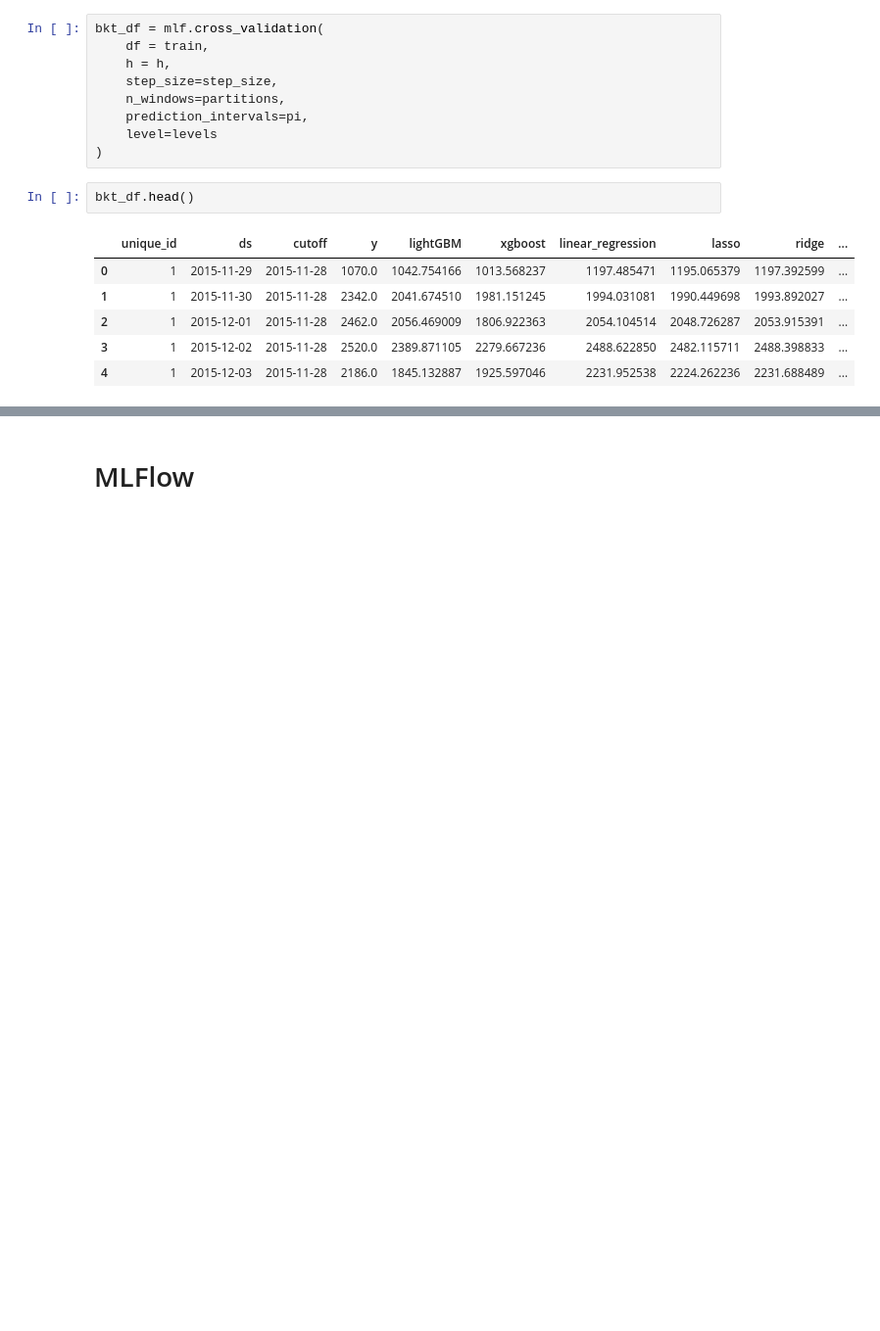
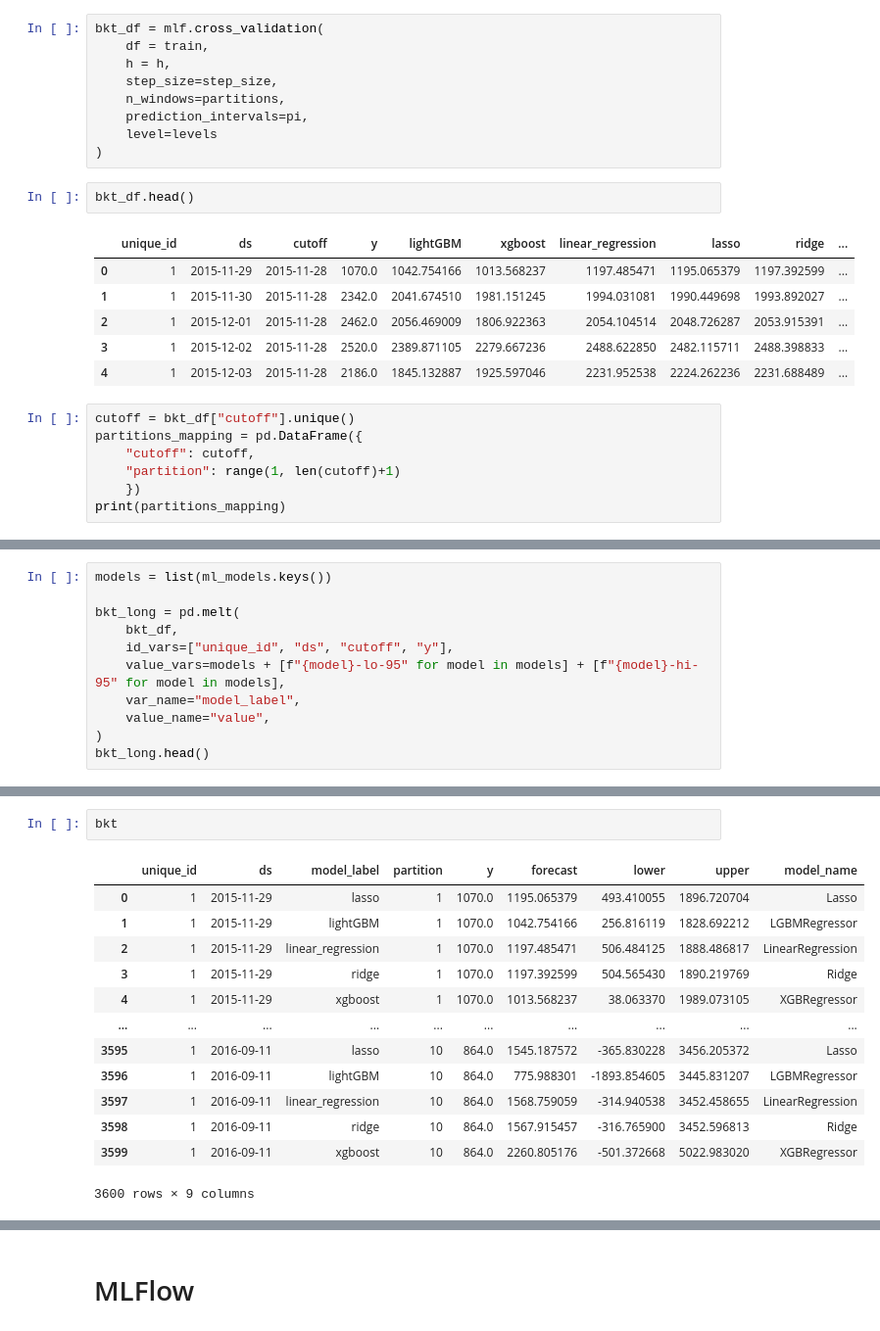
Before and after one commit to aizhanmaksatbek/forecasting_service, a Jupyter notebook: experiment/experiment.ipynb, the cells around one changed output, grey strips where cells are left out. Shown at 98% size. Cells and saved outputs as stored; diff of their text form; blank space fills up the shorter version.

```diff
--- a/experiment/experiment.ipynb
+++ b/experiment/experiment.ipynb
@@ -118,3 +118,10 @@ bkt_df.head()
 | 2 | 1 | 2015-12-01 | 2015-11-28 | 2462.0 | 2056.469009 | 1806.922363 | 2054.104514 | 2048.726287 | 2053.915391 | ... |
 | 3 | 1 | 2015-12-02 | 2015-11-28 | 2520.0 | 2389.871105 | 2279.667236 | 2488.622850 | 2482.115711 | 2488.398833 | ... |
 | 4 | 1 | 2015-12-03 | 2015-11-28 | 2186.0 | 1845.132887 | 1925.597046 | 2231.952538 | 2224.262236 | 2231.688489 | ... |
+# %%
+cutoff = bkt_df["cutoff"].unique()
+partitions_mapping = pd.DataFrame({
+    "cutoff": cutoff,
+    "partition": range(1, len(cutoff)+1)
+    })
+print(partitions_mapping)
@@ -120,0 +153,11 @@ bkt_df.head()
+# %%
+models = list(ml_models.keys())
+
+bkt_long = pd.melt(
+    bkt_df,
+    id_vars=["unique_id", "ds", "cutoff", "y"],
+    value_vars=models + [f"{model}-lo-95" for model in models] + [f"{model}-hi-95" for model in models],
+    var_name="model_label",
+    value_name="value",
+)
+bkt_long.head()
@@ -120,0 +190,16 @@ bkt_df.head()
+# %%
+bkt
+# %% [output]
+|  | unique_id | ds | model_label | partition | y | forecast | lower | upper | model_name |
+| 0 | 1 | 2015-11-29 | lasso | 1 | 1070.0 | 1195.065379 | 493.410055 | 1896.720704 | Lasso |
+| 1 | 1 | 2015-11-29 | lightGBM | 1 | 1070.0 | 1042.754166 | 256.816119 | 1828.692212 | LGBMRegressor |
+| 2 | 1 | 2015-11-29 | linear_regression | 1 | 1070.0 | 1197.485471 | 506.484125 | 1888.486817 | LinearRegression |
+| 3 | 1 | 2015-11-29 | ridge | 1 | 1070.0 | 1197.392599 | 504.565430 | 1890.219769 | Ridge |
+| 4 | 1 | 2015-11-29 | xgboost | 1 | 1070.0 | 1013.568237 | 38.063370 | 1989.073105 | XGBRegressor |
+| ... | ... | ... | ... | ... | ... | ... | ... | ... | ... |
+| 3595 | 1 | 2016-09-11 | lasso | 10 | 864.0 | 1545.187572 | -365.830228 | 3456.205372 | Lasso |
+| 3596 | 1 | 2016-09-11 | lightGBM | 10 | 864.0 | 775.988301 | -1893.854605 | 3445.831207 | LGBMRegressor |
+| 3597 | 1 | 2016-09-11 | linear_regression | 10 | 864.0 | 1568.759059 | -314.940538 | 3452.458655 | LinearRegression |
+| 3598 | 1 | 2016-09-11 | ridge | 10 | 864.0 | 1567.915457 | -316.765900 | 3452.596813 | Ridge |
+| 3599 | 1 | 2016-09-11 | xgboost | 10 | 864.0 | 2260.805176 | -501.372668 | 5022.983020 | XGBRegressor |
+3600 rows × 9 columns
```
Also changed, not shown: parts of 10 cells of this notebook, 1 other file.
